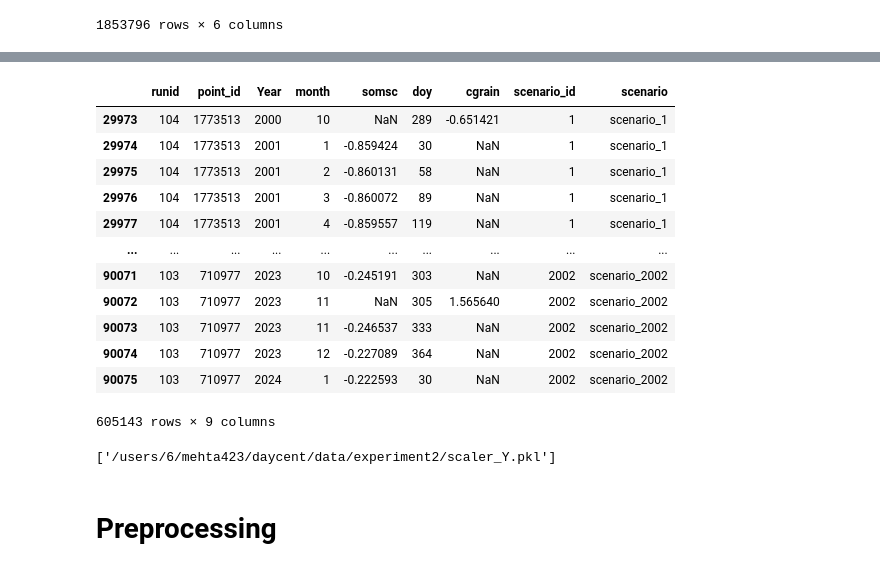
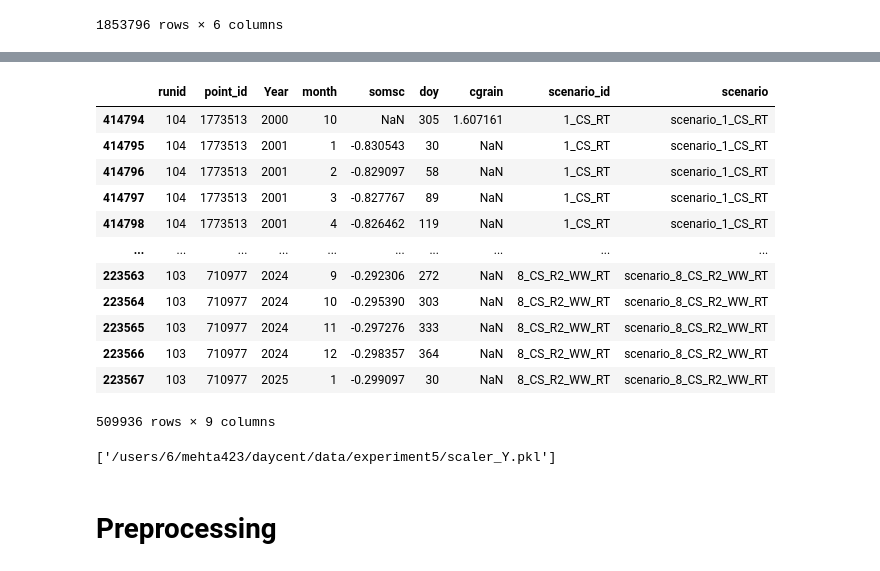
Before and after one commit to dwij2212/kgml-daycent, a Jupyter notebook: lib/data_prep.ipynb, the cells around one changed output, grey strips where cells are left out. Drawn from its saved outputs; the diff is of its cells as text; code cells hidden in the pictures.

Commit message:
plotting results for realistic data

```diff
--- a/lib/data_prep.ipynb
+++ b/lib/data_prep.ipynb
@@ -14,8 +14,9 @@ import random
 # %%
 BASE_DIR = "/users/6/mehta423/daycent/data/SAS_KGML_090925"
 INPUT_DIR = os.path.join(BASE_DIR, "InputData")
-OUTPUT_DIR = os.path.join(BASE_DIR, "OutputData_Synthetic_10000")
-PROCESSED_DIR = "/users/6/mehta423/daycent/data/experiment2"
+OUTPUT_DIR = os.path.join(BASE_DIR, "OutputData_Realistic_8")
+PROCESSED_DIR = "/users/6/mehta423/daycent/data/experiment5"
+EXPT2_PROCESSED_DIR = "/users/6/mehta423/daycent/data/experiment2"
 
 WEATHER_DIR = os.path.join(INPUT_DIR, "WeatherData")
 INITC_FN = os.path.join(INPUT_DIR, "initial_site_conditions.xlsx")
@@ -23,7 +24,7 @@ INITC_FN = os.path.join(INPUT_DIR, "initial_site_conditions.xlsx")
 MONTHLY_FN = os.path.join(OUTPUT_DIR, "SAS_scenario_1_monthly.csv")
 HARVEST_FN = os.path.join(OUTPUT_DIR, "SAS_scenario_1_harvest.csv")
 
-SCENARIOS_FN = os.path.join(INPUT_DIR, "schedule_scenarios_all_Synthetic_10000.csv")
+SCENARIOS_FN = os.path.join(INPUT_DIR, "schedule_scenarios_all_Realistic_8.csv")
 # %%
 all_points = []
 
@@ -60,5 +61,5 @@ weather_df
 # np.save(os.path.join(PROCESSED_DIR, "train_pids.npy"), train_pids)
 # np.save(os.path.join(PROCESSED_DIR, "test_pids.npy"), test_pids)
 
-train_pids = np.load(os.path.join(PROCESSED_DIR, "train_pids.npy"))
-test_pids = np.load(os.path.join(PROCESSED_DIR, "test_pids.npy"))
+train_pids = np.load(os.path.join(EXPT2_PROCESSED_DIR, "train_pids.npy") ,allow_pickle=True)
+test_pids = np.load(os.path.join(EXPT2_PROCESSED_DIR, "test_pids.npy") ,allow_pickle=True)
@@ -189,0 +170,3 @@ numbers = ['1', '10', '100', '1000', '10000', '1001', '2002', '1003', '1004', '1
+# %%
+scenarios = scenarios_df['scenario'].unique()
+scenarios
@@ -192,12 +178,12 @@ def load_single_scenario_output(scenario_id: str):
     """Load output data for a single scenario"""
     month_to_doy = {1:30, 2:58, 3:89, 4:119, 5:150, 6:180, 7:211, 8:242, 9:272, 10:303, 11:333, 12:364}
 
-    monthly_df = pd.read_csv(os.path.join(OUTPUT_DIR, f"SAS_scenario_{scenario_id}_monthly.csv"))
+    monthly_df = pd.read_csv(os.path.join(OUTPUT_DIR, f"SAS_current_{scenario_id}__monthly.csv"))
     monthly_df = monthly_df.rename({'id': 'point_id'}, axis=1)
     monthly_df['doy'] = monthly_df['month'].map(month_to_doy)
     monthly_df['simyear'] = monthly_df['simyear'].apply(lambda x: math.floor(float(x)))
 
-    harvest_df = pd.read_csv(os.path.join(OUTPUT_DIR, f"SAS_scenario_{scenario_id}_harvest.csv"))
+    harvest_df = pd.read_csv(os.path.join(OUTPUT_DIR, f"SAS_current_{scenario_id}__harvest.csv"))
     harvest_df = harvest_df.rename({'id': 'point_id', 'dayofyr': 'doy'}, axis=1)
 
     output_df = pd.merge(monthly_df, harvest_df, on=['runid', 'point_id', 'simyear', 'doy'], how='outer')
@@ -240,17 +226,34 @@ def load_output_data(scenario_ids: list[str], max_workers: int = None):
 
 
 def load_management_data(scenario_ids: list[str]):
-    scenarios_df = pd.read_csv(SCENARIOS_FN).rename({'simyear': 'Year'}, axis=1)
+    """Load and process management data for given scenario IDs"""
+
+    scenarios_df = pd.read_csv(SCENARIOS_FN)
+    scenarios_df = scenarios_df.rename({'simyear': 'Year'},  axis=1)
 
     scenarios_df = scenarios_df.pivot_table(
-        index=['scenario', 'Year', 'doy'],
+        index=['scenario', 'Year', 'doy'], # Use all identifying columns for the index
         columns='management',
         aggfunc='size',
         fill_value=0
     ).reset_index()
 
+    # Flatten MultiIndex columns if pivot_table created one
+    if isinstance(scenarios_df.columns, pd.MultiIndex):
+        scenarios_df.columns = [c if isinstance(c, str) else c[1] for c in scenarios_df.columns]
+
+
+    # Identify missing management columns
+    missing = [c for c in MANAGEMENT_CLASSES if c not in scenarios_df.columns]
+
+    # Add them with zeros
+    for col in missing:
+        scenarios_df[col] = 0
+
+    # Reorder columns so they follow MANAGEMENT_CLASSES after the identifying ones
+    scenarios_df = scenarios_df[['scenario', 'Year', 'doy'] + MANAGEMENT_CLASSES]
     # filter for only requested scenarios
-    scenarios_df = scenarios_df[scenarios_df['scenario'].isin([f'scenario_{sid}' for sid in scenario_ids])]
+    scenarios_df = scenarios_df[scenarios_df['scenario'].isin(scenario_ids)]
 
     return scenarios_df
 
@@ -285,7 +288,7 @@ def load_data(scenario_ids: list[str], weather_df: pd.DataFrame, max_workers: in
 
 
 # Example usage:
-X_daily, Y = load_data(numbers[:10], weather_df, max_workers=8)
+X_daily, Y = load_data(scenarios, weather_df, max_workers=8)
 
 print(X_daily.head())
 print(Y.head())
@@ -328,37 +347,37 @@ X_daily
 # %%
 Y['scenario'] = Y['scenario_id'].apply(lambda x: f'scenario_{x}')
 
 import joblib
 # read the scaler_Y
-scaler_Y = joblib.load(os.path.join(PROCESSED_DIR, "scaler_Y.pkl"))
+scaler_Y = joblib.load(os.path.join(EXPT2_PROCESSED_DIR, "scaler_Y.pkl"))
 train_Y = Y[Y['point_id'].isin(train_pids)]
 train_Y[['somsc', 'cgrain']] = scaler_Y.transform(train_Y[['somsc', 'cgrain']]) # change this to fit transform when making scaler
 test_Y = Y[Y['point_id'].isin(test_pids)]
 test_Y[['somsc', 'cgrain']] = scaler_Y.transform(test_Y[['somsc', 'cgrain']])
 
 Y = pd.concat([train_Y, test_Y])
 Y.sort_values(['scenario', 'point_id', 'Year', 'doy'], inplace=True)
 Y
 # %% [output]
 |  | runid | point_id | Year | month | somsc | doy | cgrain | scenario_id | scenario |
-| 29973 | 104 | 1773513 | 2000 | 10 | NaN | 289 | -0.651421 | 1 | scenario_1 |
-| 29974 | 104 | 1773513 | 2001 | 1 | -0.859424 | 30 | NaN | 1 | scenario_1 |
-| 29975 | 104 | 1773513 | 2001 | 2 | -0.860131 | 58 | NaN | 1 | scenario_1 |
-| 29976 | 104 | 1773513 | 2001 | 3 | -0.860072 | 89 | NaN | 1 | scenario_1 |
-| 29977 | 104 | 1773513 | 2001 | 4 | -0.859557 | 119 | NaN | 1 | scenario_1 |
+| 414794 | 104 | 1773513 | 2000 | 10 | NaN | 305 | 1.607161 | 1_CS_RT | scenario_1_CS_RT |
+| 414795 | 104 | 1773513 | 2001 | 1 | -0.830543 | 30 | NaN | 1_CS_RT | scenario_1_CS_RT |
+| 414796 | 104 | 1773513 | 2001 | 2 | -0.829097 | 58 | NaN | 1_CS_RT | scenario_1_CS_RT |
+| 414797 | 104 | 1773513 | 2001 | 3 | -0.827767 | 89 | NaN | 1_CS_RT | scenario_1_CS_RT |
+| 414798 | 104 | 1773513 | 2001 | 4 | -0.826462 | 119 | NaN | 1_CS_RT | scenario_1_CS_RT |
 | ... | ... | ... | ... | ... | ... | ... | ... | ... | ... |
-| 90071 | 103 | 710977 | 2023 | 10 | -0.245191 | 303 | NaN | 2002 | scenario_2002 |
-| 90072 | 103 | 710977 | 2023 | 11 | NaN | 305 | 1.565640 | 2002 | scenario_2002 |
-| 90073 | 103 | 710977 | 2023 | 11 | -0.246537 | 333 | NaN | 2002 | scenario_2002 |
-| 90074 | 103 | 710977 | 2023 | 12 | -0.227089 | 364 | NaN | 2002 | scenario_2002 |
-| 90075 | 103 | 710977 | 2024 | 1 | -0.222593 | 30 | NaN | 2002 | scenario_2002 |
+| 223563 | 103 | 710977 | 2024 | 9 | -0.292306 | 272 | NaN | 8_CS_R2_WW_RT | scenario_8_CS_R2_WW_RT |
+| 223564 | 103 | 710977 | 2024 | 10 | -0.295390 | 303 | NaN | 8_CS_R2_WW_RT | scenario_8_CS_R2_WW_RT |
+| 223565 | 103 | 710977 | 2024 | 11 | -0.297276 | 333 | NaN | 8_CS_R2_WW_RT | scenario_8_CS_R2_WW_RT |
+| 223566 | 103 | 710977 | 2024 | 12 | -0.298357 | 364 | NaN | 8_CS_R2_WW_RT | scenario_8_CS_R2_WW_RT |
+| 223567 | 103 | 710977 | 2025 | 1 | -0.299097 | 30 | NaN | 8_CS_R2_WW_RT | scenario_8_CS_R2_WW_RT |
-605143 rows × 9 columns
+509936 rows × 9 columns
 # %%
 # save scaler_Y
 import joblib
 joblib.dump(scaler_Y, os.path.join(PROCESSED_DIR, "scaler_Y.pkl"))
 # %% [output]
-['/users/6/mehta423/daycent/data/experiment2/scaler_Y.pkl']
+['/users/6/mehta423/daycent/data/experiment5/scaler_Y.pkl']
 # %% [markdown]
 # Preprocessing
 # %% [markdown]
```
Also changed, not shown: parts of 13 cells of this notebook, 2 other files.
